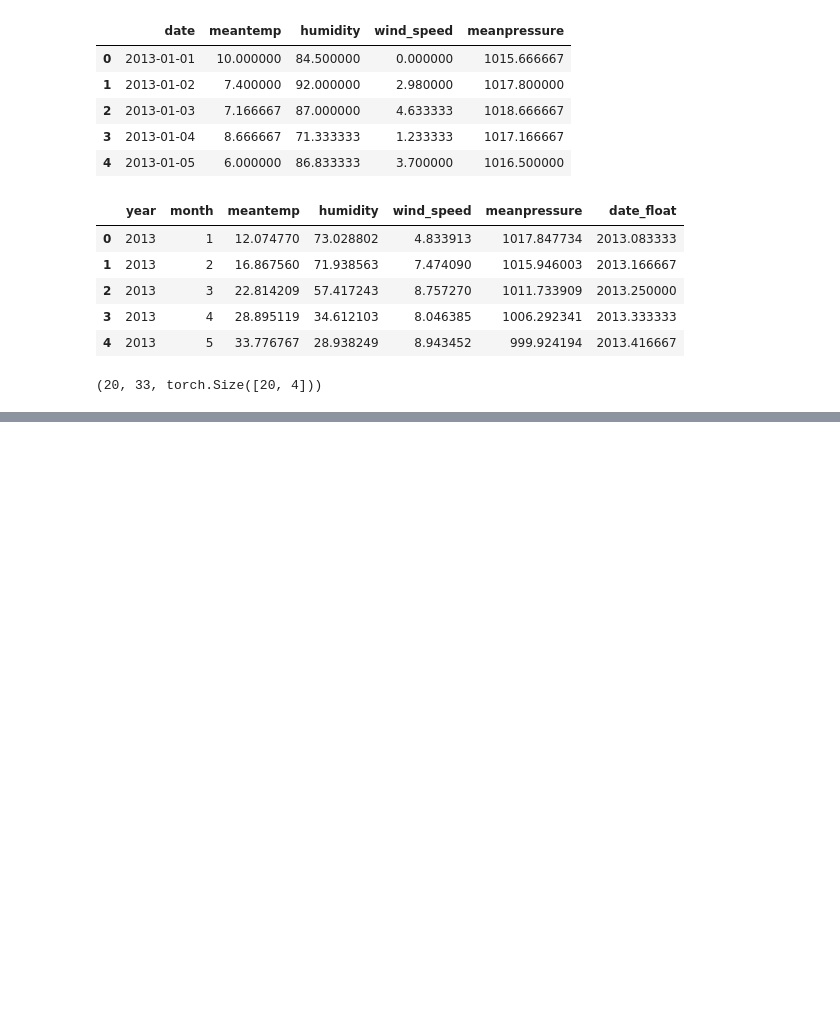
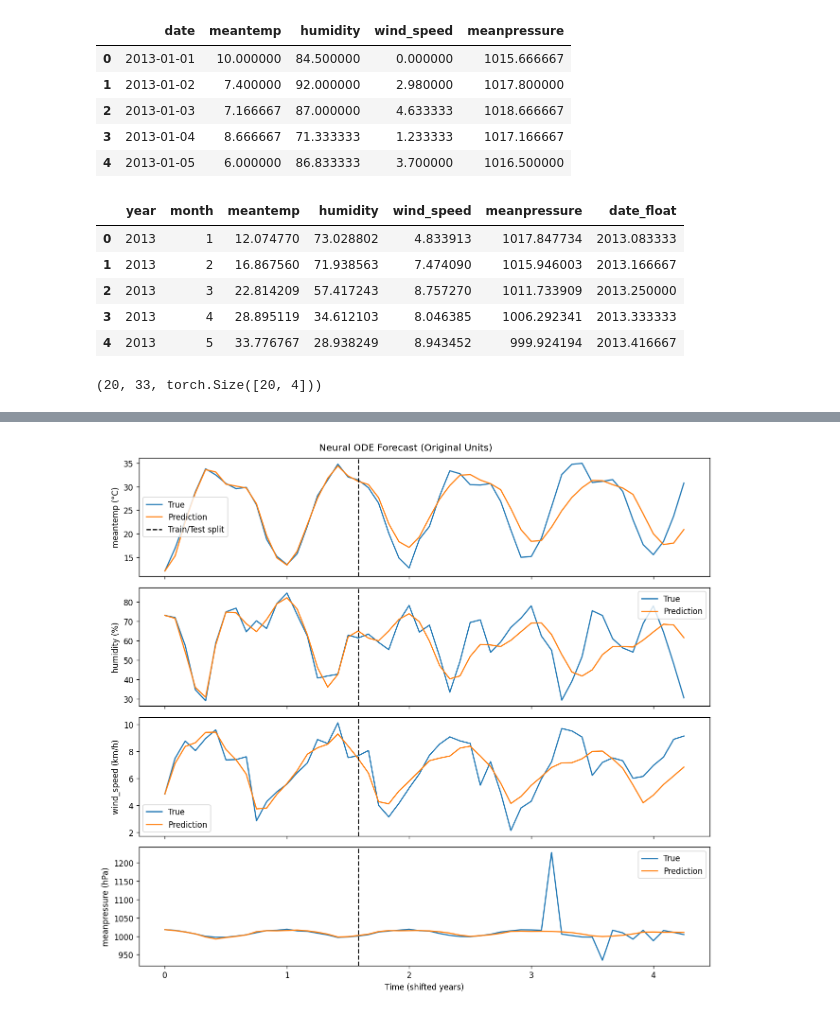
Before and after one commit to jaredlan1/getting_started_with_ML, a Jupyter notebook: HW5.ipynb, the cells around one changed output, grey strips where cells are left out. Saved outputs shown, nothing was run; the diff lists cells and outputs as text; code cells hidden in the pictures; blank space fills up the shorter version.

```diff
--- a/HW5.ipynb
+++ b/HW5.ipynb
@@ -230,0 +261,43 @@ plt.show()
+# %%
+# Convert normalized predictions back to original scale
+with torch.no_grad():
+    y0_full = y_train[0]
+    pred_full_norm = rollout(func, y0_full, t_torch, rtol=1e-6, atol=1e-6)
+    pred_full_norm = pred_full_norm.cpu().numpy()
+
+true_full_norm = Y_torch.cpu().numpy()
+t_full = t_torch.cpu().numpy()
+
+# Unnormalize
+pred_full = pred_full_norm * Y_std + Y_mean
+true_full = true_full_norm * Y_std + Y_mean
+
+# Units for labeling
+units = {
+    "meantemp": "°C",
+    "humidity": "%",
+    "wind_speed": "km/h",
+    "meanpressure": "hPa"  # dataset likely mislabeled as atm; realistically hPa
+}
+
+split_time = t_full[T_train-1]
+
+fig, axes = plt.subplots(len(features), 1, figsize=(11, 2.5*len(features)), sharex=True)
+
+if len(features) == 1:
+    axes = [axes]
+
+for i, ax in enumerate(axes):
+    ax.plot(t_full, true_full[:, i], label="True")
+    ax.plot(t_full, pred_full[:, i], label="Prediction")
+    ax.axvline(split_time, linestyle="--", color="black", label="Train/Test split" if i == 0 else None)
+
+    ax.set_ylabel(f"{features[i]} ({units[features[i]]})")
+    ax.legend()
+
+axes[-1].set_xlabel("Time (shifted years)")
+fig.suptitle("Neural ODE Forecast (Original Units)")
+plt.tight_layout()
+plt.show()
+# %% [output]
+[figure, added]
```
Also changed, not shown: parts of 9 cells of this notebook.
